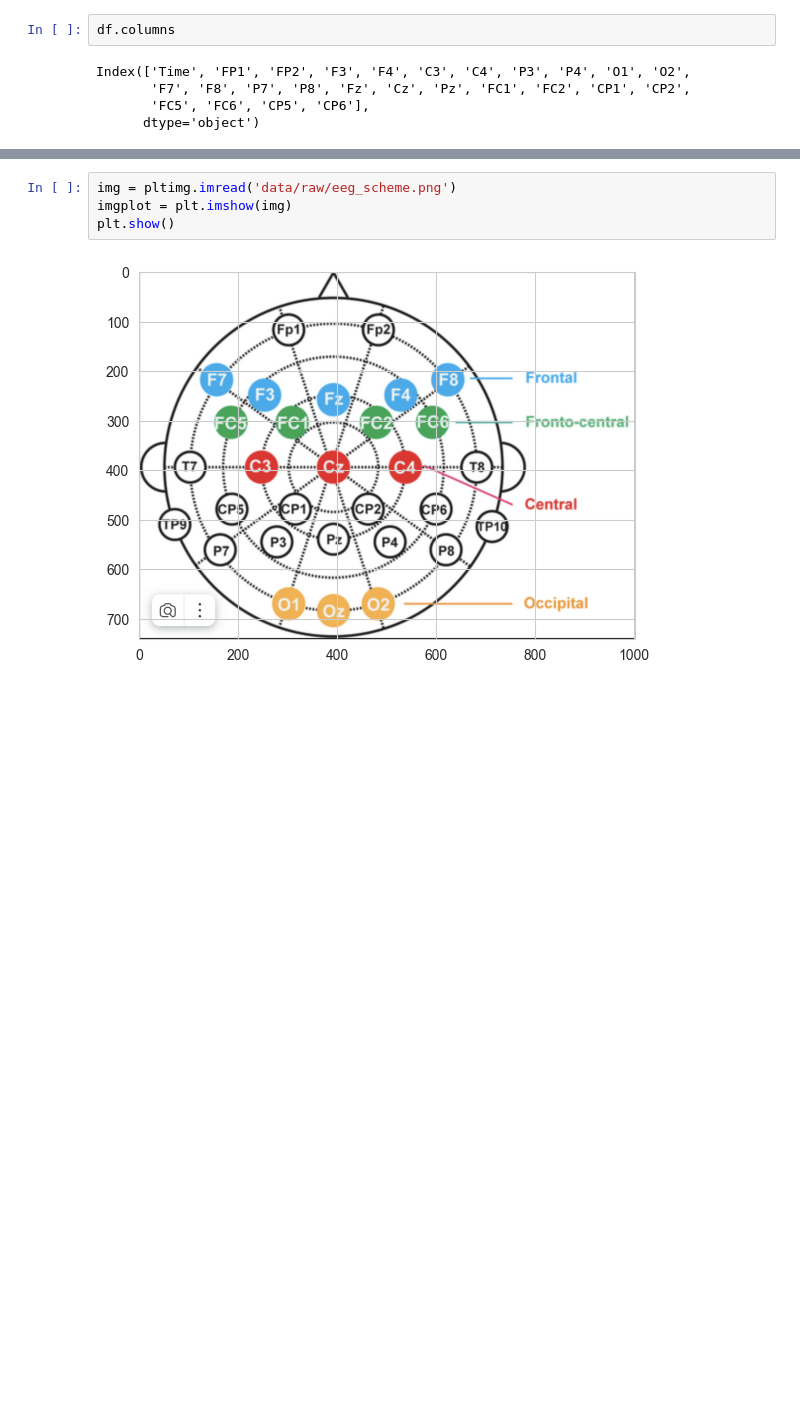
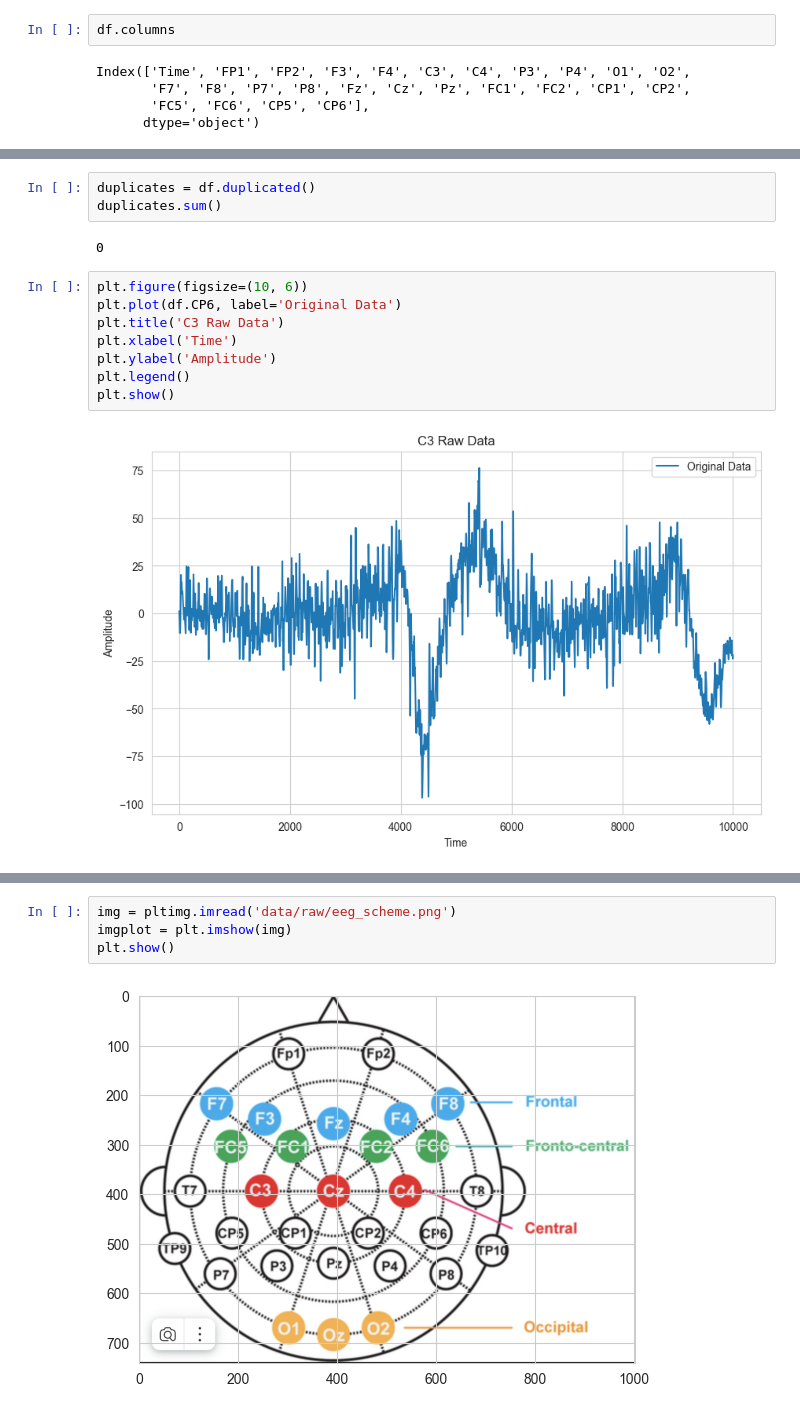
Before and after one commit to VakhromeevaKate/parkinson-disease-eeg, a Jupyter notebook: ParkinsonEEGDetection.ipynb, the cells around one changed output, grey strips where cells are left out. Cells and saved outputs as stored; diff of their text form; blank space fills up the shorter version.

```diff
--- a/ParkinsonEEGDetection.ipynb
+++ b/ParkinsonEEGDetection.ipynb
@@ -132,0 +141,15 @@ Index(['Time', 'FP1', 'FP2', 'F3', 'F4', 'C3', 'C4', 'P3', 'P4', 'O1', 'O2',
+# %%
+duplicates = df.duplicated()
+duplicates.sum()
+# %% [output]
+0
+# %%
+plt.figure(figsize=(10, 6))
+plt.plot(df.CP6, label='Original Data')
+plt.title('C3 Raw Data')
+plt.xlabel('Time')
+plt.ylabel('Amplitude')
+plt.legend()
+plt.show()
+# %% [output]
+[figure, added]
```
Also changed, not shown: parts of 5 cells of this notebook, 1 other file.
